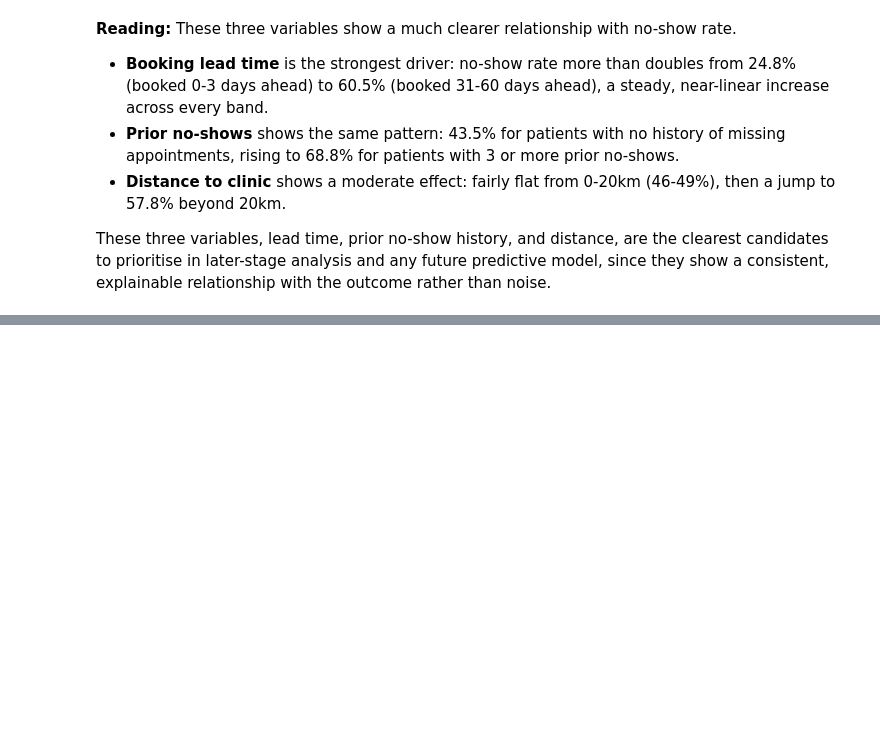
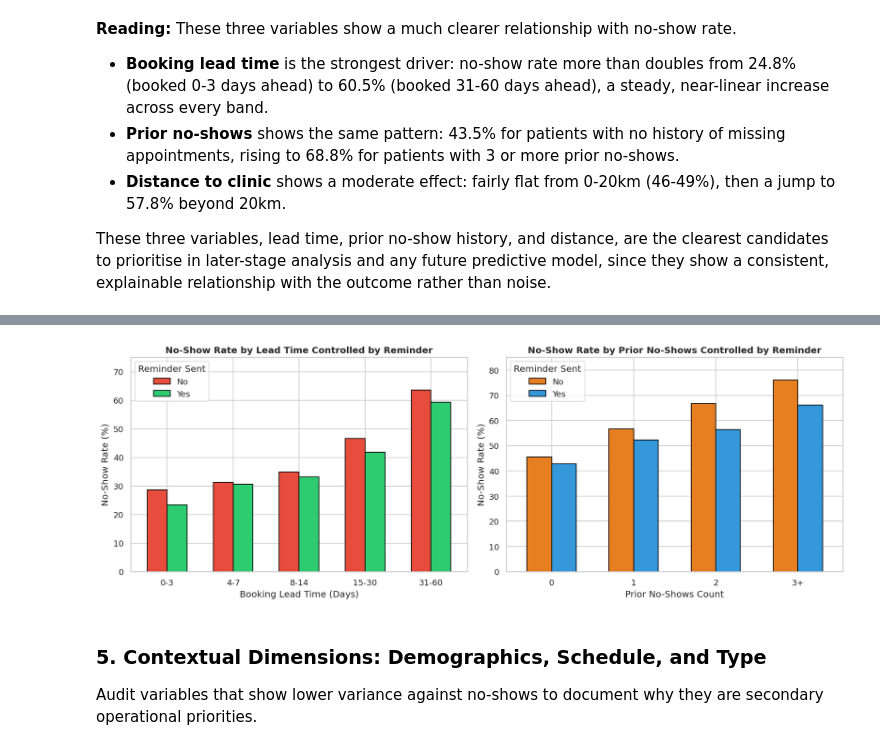
Before and after one commit to brandon-kungu/Health_Connect_Appointments_Analysis, a Jupyter notebook: Health_connect_analysis_notebook.ipynb, the cells around one changed output, grey strips where cells are left out. Saved outputs shown, nothing was run; the diff lists cells and outputs as text; code cells hidden in the pictures; blank space fills up the shorter version.

```diff
--- a/Health_connect_analysis_notebook.ipynb
+++ b/Health_connect_analysis_notebook.ipynb
@@ -239,0 +628,69 @@ than noise.
+# %%
+# 1. Lead Time controlled by Reminder
+lead_reminder_pivot = (
+    df.pivot_table(
+        index='lead_bucket',
+        columns='reminder_sent',
+        values='appointment_outcome',
+        aggfunc=lambda x: (x == 'No-Show').mean() * 100,
+    )
+).round(2)
+
+print('=== No-Show Rate (%) by Lead Time & Reminder Sent ===')
+print(lead_reminder_pivot)
+print('\nAbsolute Difference (Reduction with Reminder):')
+print(lead_reminder_pivot['No'] - lead_reminder_pivot['Yes'])
+
+# 2. History controlled by Reminder
+hist_reminder_pivot = (
+    df.pivot_table(
+        index='prev_ns_bucket',
+        columns='reminder_sent',
+        values='appointment_outcome',
+        aggfunc=lambda x: (x == 'No-Show').mean() * 100,
+    )
+).round(2)
+
+print('\n=== No-Show Rate (%) by Prior No-Shows & Reminder Sent ===')
+print(hist_reminder_pivot)
+print('\nAbsolute Difference (Reduction with Reminder):')
+print(hist_reminder_pivot['No'] - hist_reminder_pivot['Yes'])
+
+# Visualising Controlled Effects
+fig, (ax1, ax2) = plt.subplots(1, 2, figsize=(14, 5))
+
+lead_reminder_pivot.plot(
+    kind='bar',
+    ax=ax1,
+    color=['#e74c3c', '#2ecc71'],
+    edgecolor='black',
+    width=0.6,
+)
+ax1.set_title(
+    'No-Show Rate by Lead Time Controlled by Reminder', fontweight='bold'
+)
+ax1.set_ylabel('No-Show Rate (%)')
+ax1.set_xlabel('Booking Lead Time (Days)')
+ax1.set_xticklabels(ax1.get_xticklabels(), rotation=0)
+ax1.set_ylim(0, 75)
+ax1.legend(title='Reminder Sent')
+
+hist_reminder_pivot.plot(
+    kind='bar',
+    ax=ax2,
+    color=['#e67e22', '#3498db'],
+    edgecolor='black',
+    width=0.6,
+)
+ax2.set_title(
+    'No-Show Rate by Prior No-Shows Controlled by Reminder', fontweight='bold'
+)
+ax2.set_ylabel('No-Show Rate (%)')
+ax2.set_xlabel('Prior No-Shows Count')
+ax2.set_xticklabels(ax2.get_xticklabels(), rotation=0)
+ax2.set_ylim(0, 85)
+ax2.legend(title='Reminder Sent')
+
+plt.tight_layout()
+plt.show()
+# %% [output]
@@ -239,0 +714,4 @@ than noise.
+[figure, added]
+# %% [markdown]
+### 5. Contextual Dimensions: Demographics, Schedule, and Type
+Audit variables that show lower variance against no-shows to document why they are secondary operational priorities.
```
Also changed, not shown: parts of 38 cells of this notebook.
